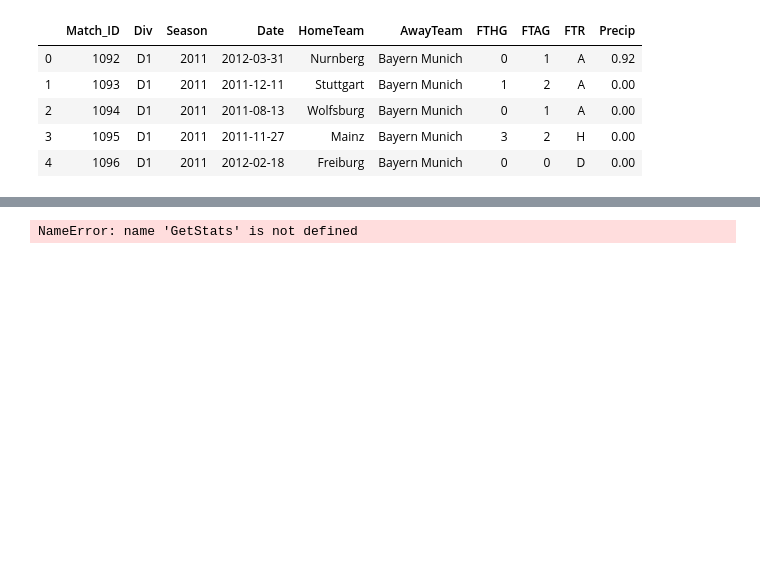
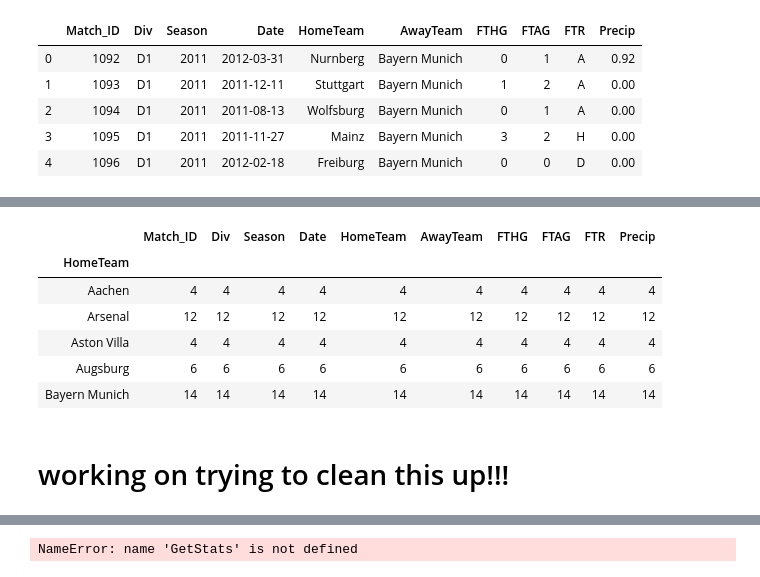
Before and after one commit to andiosika/dsc-mod-2-lab-online-ds-pt-100719, a Jupyter notebook: index.ipynb, the cells around one changed output, grey strips where cells are left out. Drawn from its saved outputs; the diff is of its cells as text; code cells hidden in the pictures; blank space fills up the shorter version.

```diff
--- a/index.ipynb
+++ b/index.ipynb
@@ -406,0 +405,2 @@ def CalcHomeWins(df):
+# %%
+teamswins = matches[matches['FTR']=='H'].groupby(matches['HomeTeam']).count()
@@ -406,0 +409,12 @@ def CalcHomeWins(df):
+# %%
+teamswins.head()
+# %% [output]
+|  | Match_ID | Div | Season | Date | HomeTeam | AwayTeam | FTHG | FTAG | FTR | Precip |
+| HomeTeam |  |  |  |  |  |  |  |  |  |  |
+| Aachen | 4 | 4 | 4 | 4 | 4 | 4 | 4 | 4 | 4 | 4 |
+| Arsenal | 12 | 12 | 12 | 12 | 12 | 12 | 12 | 12 | 12 | 12 |
+| Aston Villa | 4 | 4 | 4 | 4 | 4 | 4 | 4 | 4 | 4 | 4 |
+| Augsburg | 6 | 6 | 6 | 6 | 6 | 6 | 6 | 6 | 6 | 6 |
+| Bayern Munich | 14 | 14 | 14 | 14 | 14 | 14 | 14 | 14 | 14 | 14 |
+# %% [markdown]
+# working on trying to clean this  up!!!
```
Also changed, not shown: parts of 18 cells of this notebook.
